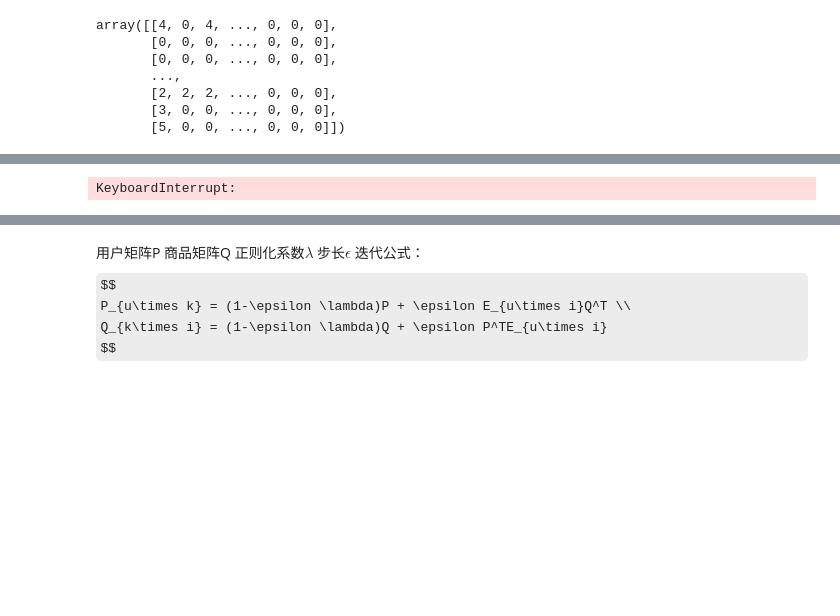
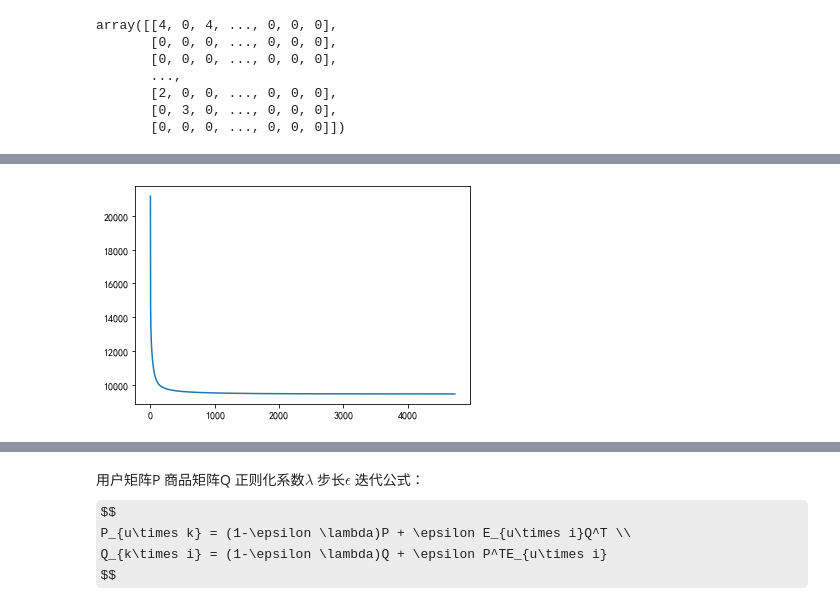
Before and after one commit to gyfffffff/DaSE_Algorithm, a Jupyter notebook: 项目三 矩阵分解推荐系统/Project3.ipynb, the cells around one changed output, grey strips where cells are left out. Cells and saved outputs as stored; diff of their text form; code cells hidden in the pictures; some formulas as TeX source; blank space fills up the shorter version.

```diff
--- a/项目三 矩阵分解推荐系统/Project3.ipynb
+++ b/项目三 矩阵分解推荐系统/Project3.ipynb
@@ -8,7 +8,7 @@ import scipy.sparse as ss
 plt.rcParams['font.sans-serif'] = ['SimHei']
 plt.rcParams['axes.unicode_minus'] = False
 # %%
-UIMatrix = np.load('UIMatrix.npy')[1:, :]
+UIMatrix = np.load('UIMatrix.npy')
 # UIMatrix = ss.csr_matrix(UIMatrix)
 UIMatrix
 # %% [output]
@@ -16,33 +16,36 @@ array([[4, 0, 4, ..., 0, 0, 0],
        [0, 0, 0, ..., 0, 0, 0],
        [0, 0, 0, ..., 0, 0, 0],
        ...,
-       [2, 2, 2, ..., 0, 0, 0],
-       [3, 0, 0, ..., 0, 0, 0],
-       [5, 0, 0, ..., 0, 0, 0]])
+       [2, 0, 0, ..., 0, 0, 0],
+       [0, 3, 0, ..., 0, 0, 0],
+       [0, 0, 0, ..., 0, 0, 0]])
 # %%
 # 逐元素
-X = UIMatrix.copy()[:200, :600]
+X = UIMatrix.copy()
+
+
 # X = np.array([[5, 3, 0, 1],
 #               [4, 0, 0, 1],
 #               [1, 0, 0, 4],
 #               [0, 1, 5, 4],
-#               [0, 1, 5, 4]])
+#               [0, 1, 5, 4],
+#               [3,5,0,0]])
 
-def mf2(loss):
+def train(loss, lam, k):
     n, m = X.shape
-    k = 32 # 隐空间大小(试出来的)
     row, col, val = ss.find(X)
 
-    step = 8e-4
+    step = 8e-3
     eps = 1e-3
-    lam = 0.08  # 正则化系数
 
-    # 划分训练集，测试集
-    train_test_rate = 0.15
+    # 划分训练集，验证集，测试集
     ziprc = np.array((row, col, val)).T
     np.random.shuffle(ziprc)
-    test = ziprc[:int(ziprc.shape[0] * train_test_rate), :]
-    train = ziprc[int(ziprc.shape[0] * train_test_rate):, :]
+    test_size = int(0.18 * ziprc.shape[0])
+    validation_size = int(0.18 * ziprc.shape[0])
+    test = ziprc[:test_size, :]
+    validation = ziprc[test_size:test_size+validation_size, :]
+    train = ziprc[test_size+validation_size:, :]
 
     # 初始化
     P = np.random.rand(n, k)  # 初始化用户矩阵
@@ -51,35 +54,41 @@ def mf2(loss):
     train_x = list(train[:, 0])
     train_y = list(train[:, 1])
 
-    max_iter = int(8e4)
+    max_iter = int(5e4)
     lossi_old = 1e6
+    start_t = time.time()
     for _ in range(max_iter):
         lossi = 0
         for i, j in zip(train_x, train_y):
-            eij = X[i, j] - np.dot(P[i, :], Q[:, j])
-            for u in range(k):
-                P[i, u] += (eij * Q[u, j]-lam*P[i,u]) * step
-                Q[u, j] += (eij * P[i, u]-lam*Q[u,j]) * step
-            lossi += eij ** 2+lam*(np.dot(P[i,:],P[i,:])+np.dot(Q[:,j],Q[:,j]))
-        loss.append(lossi*0.5)
+            pi = P[i, :]
+            qj = Q[:, j]
+            eij = X[i, j] - np.dot(pi, qj)
+            pi += step * (eij * qj - lam * pi)
+            qj += step * (eij * pi - lam * qj)
+            lossi += (eij**2 + lam*(np.dot(pi,pi)+np.dot(qj,qj)))
+        lossi *= 0.5
+        loss.append(lossi)
         if np.abs(lossi - lossi_old) < eps:
             break
         lossi_old = lossi
         if _ % 500 == 0:
             print(lossi)
-    return P, Q, test
+    print("训练时间：", time.time()-start_t)
+    return P, Q, validation, test
 
 
 loss = []
-P, Q, test = mf2(loss)
-loss1 = np.array(loss)
-print(loss[-10:])
-print(len(loss))
+lam = 0.1 # 正则化系数
+k = 18  # 隐空间大小
+P, Q, validation, test = train(loss, lam, k)
+print(loss[-5:])  # 观察最后loss值
+print(len(loss))  # 打印迭代次数
 plt.plot(range(len(loss)), loss)
 plt.show()
 
-np.save('全批量，无正则化，固定步长loss', loss1)
+np.save('全批量，无正则化，固定步长loss', np.array(loss))
 np.save('全批量，无正则化，固定步长P', P)
 np.save('全批量，无正则化，固定步长Q', Q)
 np.save('全批量，无正则化，测试集', test)
+np.save('全批量，无正则化，验证集', validation)
 # %% [output]
@@ -103 +108 @@ np.save('全批量，无正则化，测试集', test)
-KeyboardInterrupt:
+[figure, added]
```
Also changed, not shown: parts of 5 cells of this notebook, 4 other files.
